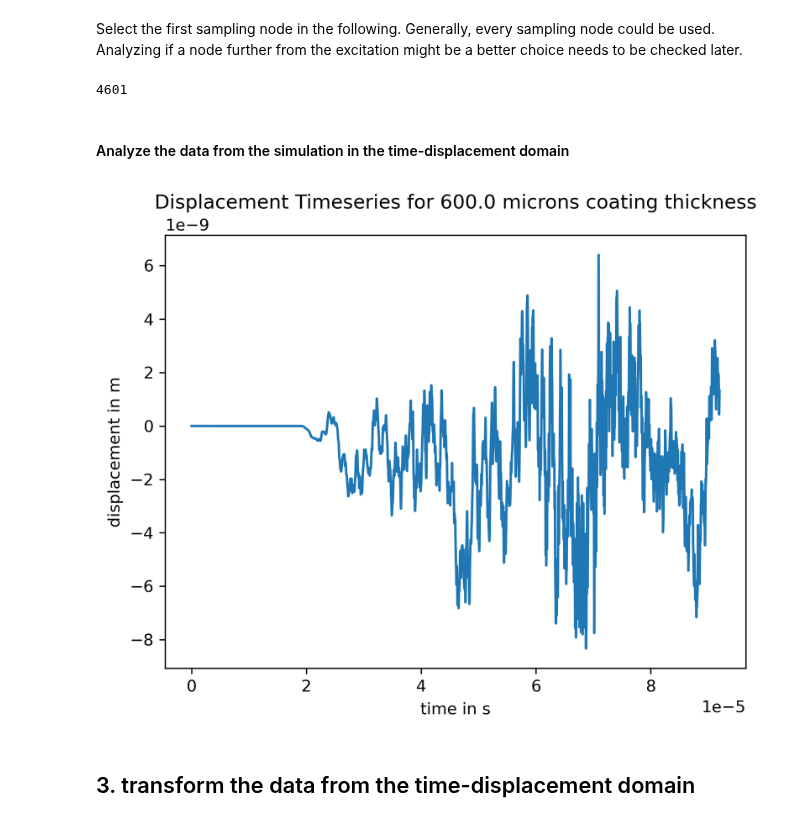
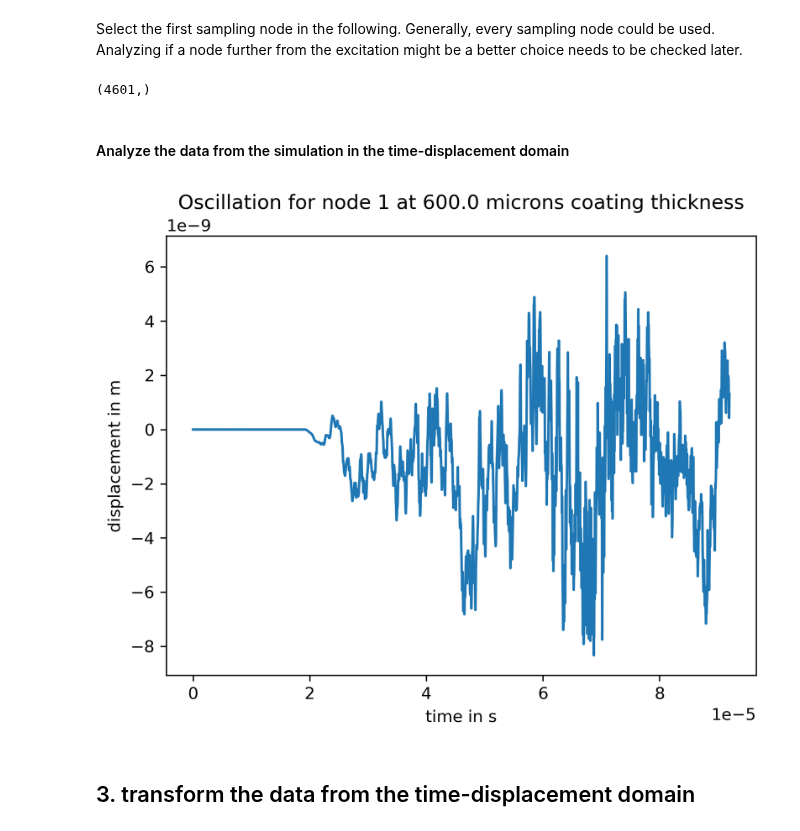
Before and after one commit to sjmxschm/ml_dl_wave_inversion, a Jupyter notebook: create_model/try_other_transforms.ipynb, the cells around one changed output. Saved outputs shown, nothing was run; the diff lists cells and outputs as text; code cells hidden in the pictures.

Commit message:
node number is now shown in displacement plot

```diff
--- a/create_model/try_other_transforms.ipynb
+++ b/create_model/try_other_transforms.ipynb
@@ -130,26 +130,27 @@ The coating height to be analyzed is 600.0 microns.
 Select the first sampling node in the following. Generally, every sampling node could be used. Analyzing if a node further from the excitation might be a better choice needs to be checked later.
 # %%
 displacement_x_time = input_data
-displacement_timeseries = displacement_x_time[:,1]
+node_number = 1
+displacement_timeseries = displacement_x_time[:,node_number]
 print(displacement_timeseries.shape)
 # %% [output]
-4601
+(4601,)
 # %% [markdown]
 #### Analyze the data from the simulation in the time-displacement domain
 # %%
 sampling_times = np.arange(0, displacement_timeseries.shape[0]*sim_info['t_sampling'], sim_info['t_sampling'])
 fig = plt.figure(1, dpi=300)
 ax = fig.gca()
 ax.plot(sampling_times, displacement_timeseries)
 plt.xlabel('time in s')
 plt.ylabel('displacement in m')
-plt.title(f'Displacement Timeseries for {coating_height} microns coating thickness')
+plt.title(f'Oscillation for node {node_number} at {coating_height} microns coating thickness')
 
 if save_figures:
     output_file = f'displacement_timeseries_coating_height_{coating_height}_microns.png'
     plt.savefig(figure_path / output_file, bbox_inches='tight', pad_inches=0.1, dpi=300)
 # %% [output]
-[figure, old version]
+[figure, new version]
 # %% [markdown]
 ## 3. transform the data from the time-displacement domain
 # %% [markdown]
```
